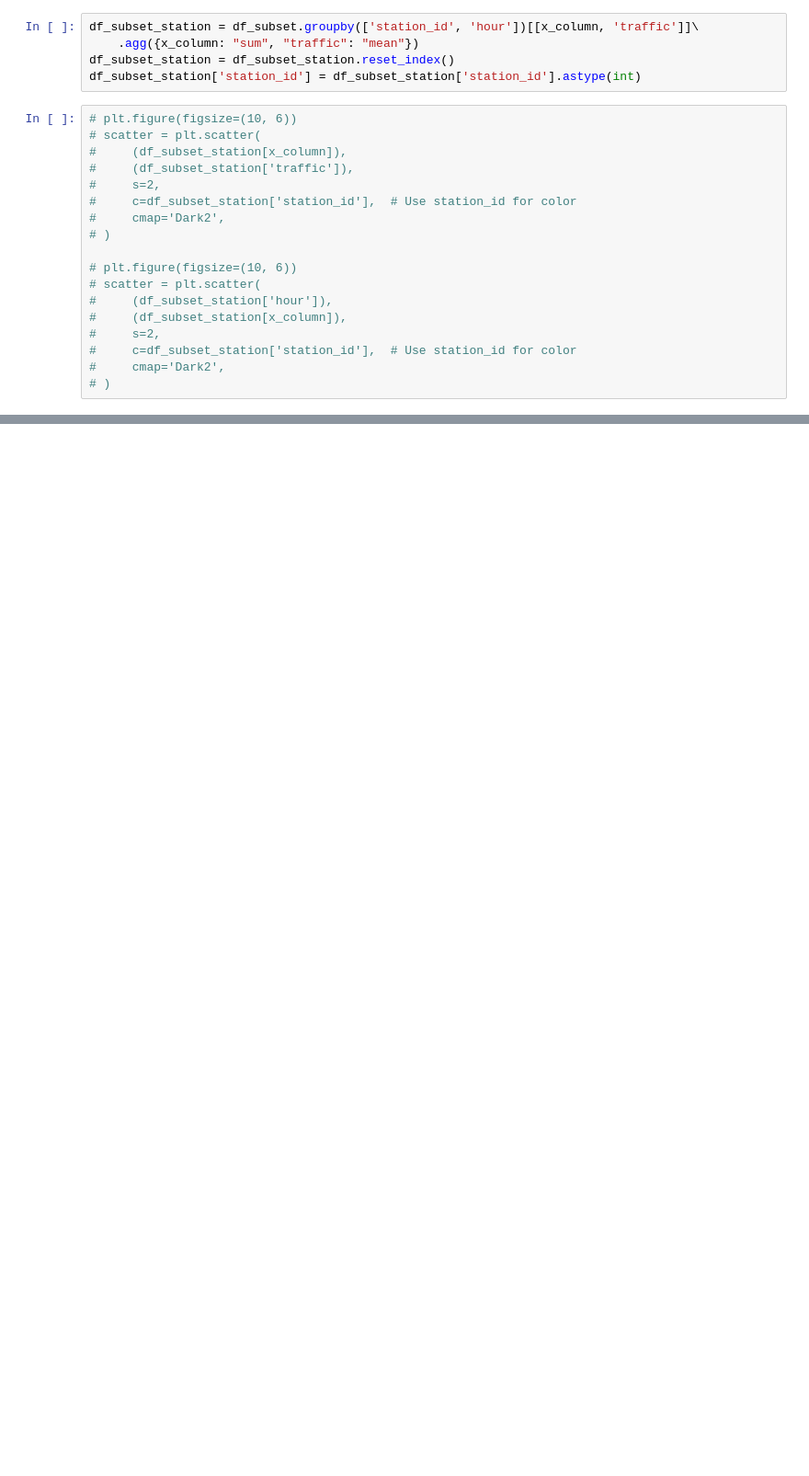
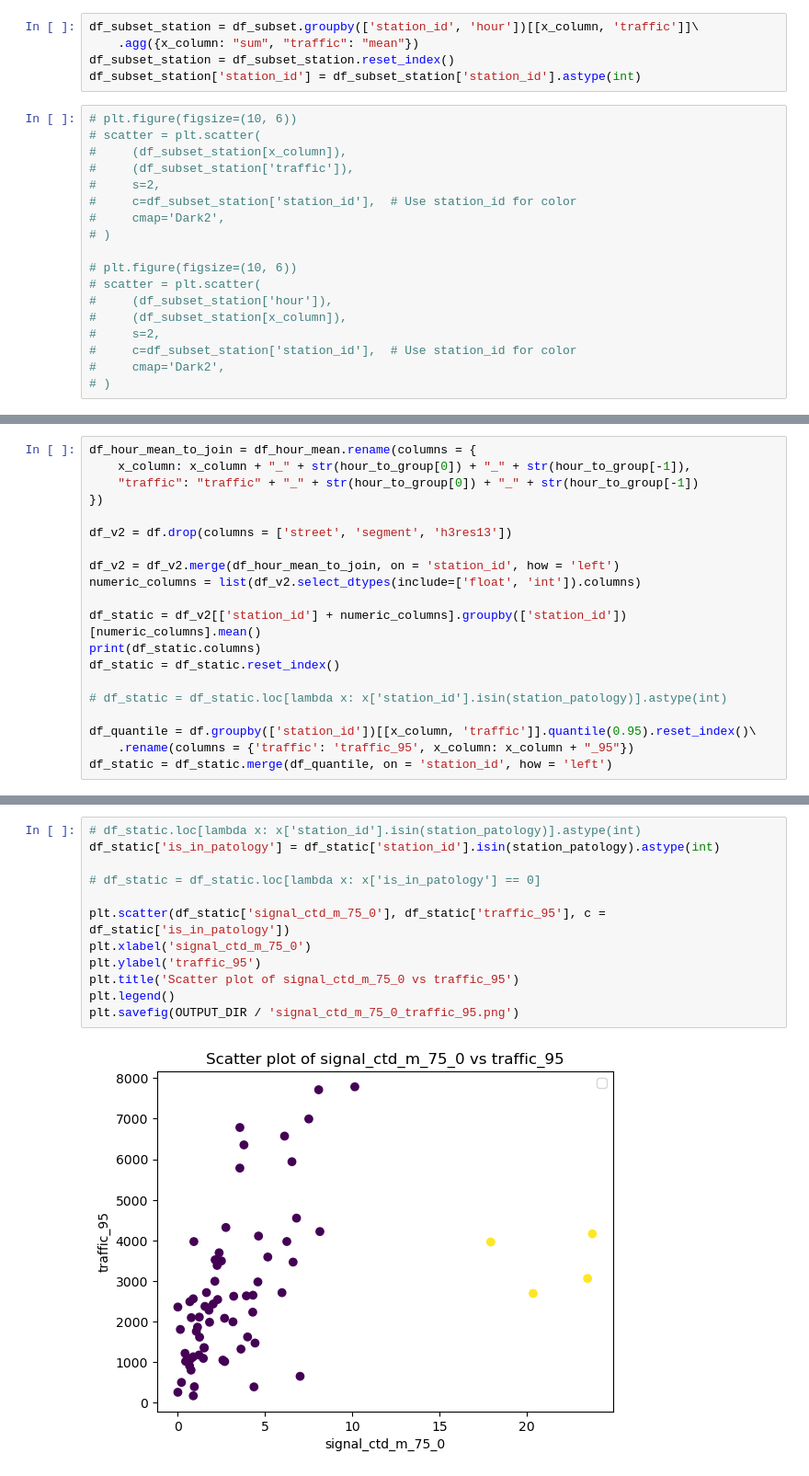
Before and after one commit to p-value-abusers/wec2025, a Jupyter notebook: TB/eda.ipynb, the cells around one changed output, grey strips where cells are left out. Shown at 92% size. Saved outputs shown, nothing was run; the diff lists cells and outputs as text; blank space fills up the shorter version.

```diff
--- a/TB/eda.ipynb
+++ b/TB/eda.ipynb
@@ -270,0 +291,20 @@ fucntion_transform(df_hour_mean_days_plot[[x_column, 'traffic']]).corr()
+# %%
+df_hour_mean_to_join = df_hour_mean.rename(columns = {
+    x_column: x_column + "_" + str(hour_to_group[0]) + "_" + str(hour_to_group[-1]),
+    "traffic": "traffic" + "_" + str(hour_to_group[0]) + "_" + str(hour_to_group[-1])
+})
+
+df_v2 = df.drop(columns = ['street', 'segment', 'h3res13'])
+
+df_v2 = df_v2.merge(df_hour_mean_to_join, on = 'station_id', how = 'left')
+numeric_columns = list(df_v2.select_dtypes(include=['float', 'int']).columns)
+
+df_static = df_v2[['station_id'] + numeric_columns].groupby(['station_id'])[numeric_columns].mean()
+print(df_static.columns)
+df_static = df_static.reset_index()
+
+# df_static = df_static.loc[lambda x: x['station_id'].isin(station_patology)].astype(int)
+
+df_quantile = df.groupby(['station_id'])[[x_column, 'traffic']].quantile(0.95).reset_index()\
+    .rename(columns = {'traffic': 'traffic_95', x_column: x_column + "_95"})
+df_static = df_static.merge(df_quantile, on = 'station_id', how = 'left')
@@ -270,0 +319,14 @@ fucntion_transform(df_hour_mean_days_plot[[x_column, 'traffic']]).corr()
+# %%
+# df_static.loc[lambda x: x['station_id'].isin(station_patology)].astype(int)
+df_static['is_in_patology'] = df_static['station_id'].isin(station_patology).astype(int)
+
+# df_static = df_static.loc[lambda x: x['is_in_patology'] == 0]
+
+plt.scatter(df_static['signal_ctd_m_75_0'], df_static['traffic_95'], c = df_static['is_in_patology'])
+plt.xlabel('signal_ctd_m_75_0')
+plt.ylabel('traffic_95')
+plt.title('Scatter plot of signal_ctd_m_75_0 vs traffic_95')
+plt.legend()
+plt.savefig(OUTPUT_DIR / 'signal_ctd_m_75_0_traffic_95.png')
+# %% [output]
+[figure, added]
```
Also changed, not shown: parts of 38 cells of this notebook.
